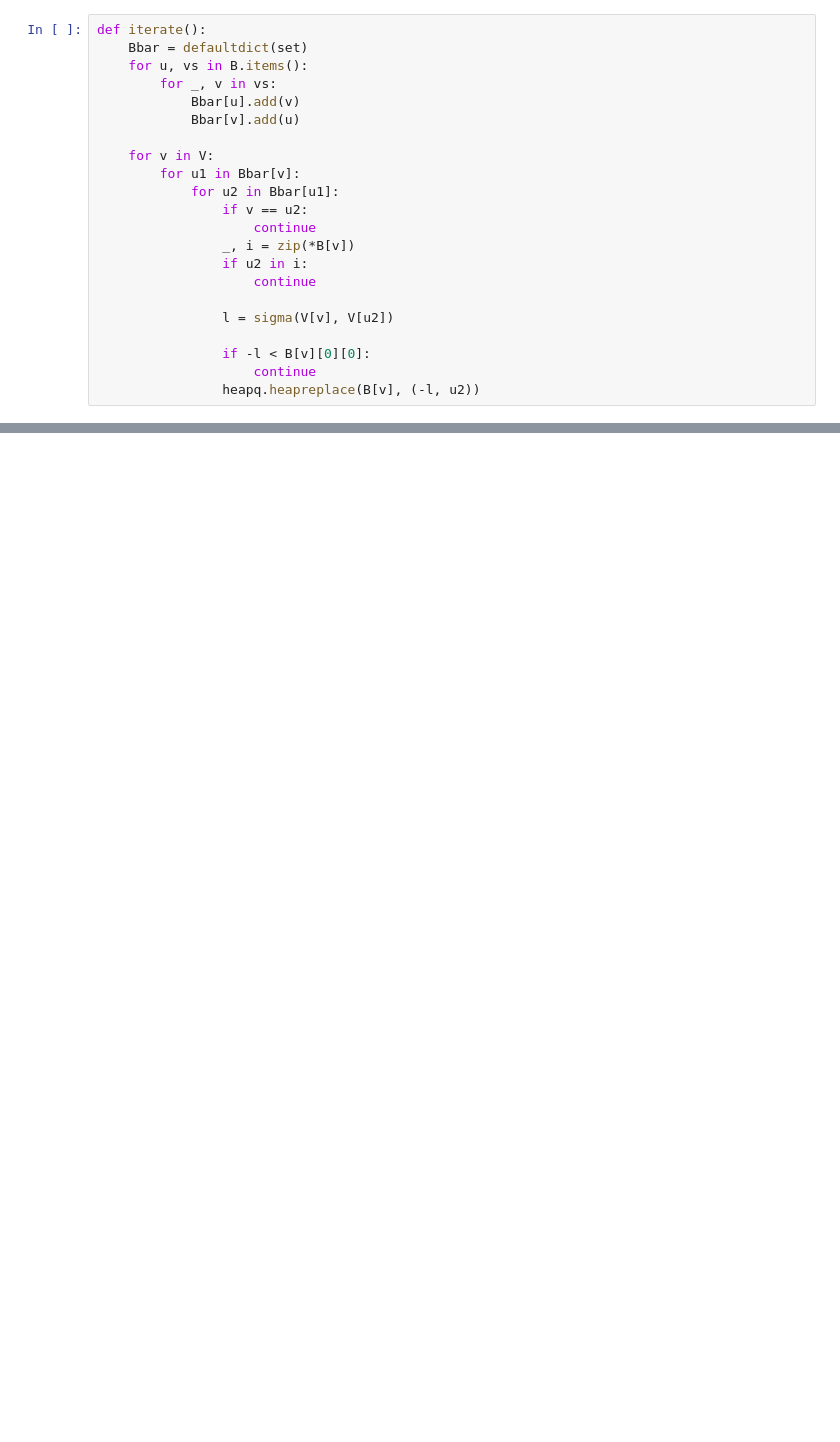
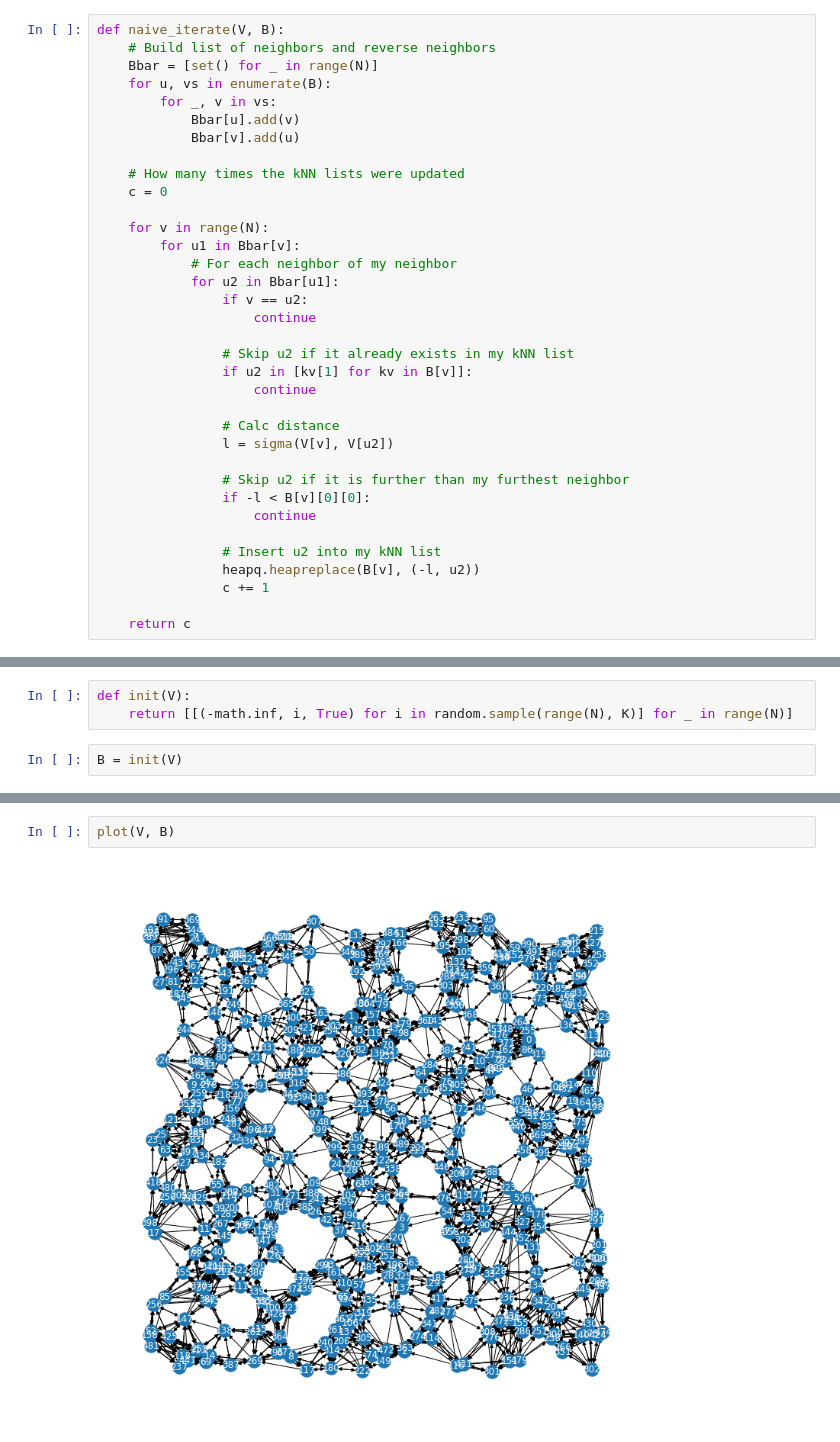
Before and after one commit to keichi/approximate-edm, a Jupyter notebook: nn_descent.ipynb, the cells around one changed output, grey strips where cells are left out. Saved outputs shown, nothing was run; the diff lists cells and outputs as text; blank space fills up the shorter version.

```diff
--- a/nn_descent.ipynb
+++ b/nn_descent.ipynb
@@ -38,23 +24,36 @@ def sigma(u, v):
 # %%
-def iterate():
-    Bbar = defaultdict(set)
-    for u, vs in B.items():
+def naive_iterate(V, B):
+    # Build list of neighbors and reverse neighbors
+    Bbar = [set() for _ in range(N)]
+    for u, vs in enumerate(B):
         for _, v in vs:
             Bbar[u].add(v)
             Bbar[v].add(u)
 
-    for v in V:
+    # How many times the kNN lists were updated
+    c = 0
+
+    for v in range(N):
         for u1 in Bbar[v]:
+            # For each neighbor of my neighbor
             for u2 in Bbar[u1]:
                 if v == u2:
                     continue
-                _, i = zip(*B[v])
-                if u2 in i:
+
+                # Skip u2 if it already exists in my kNN list
+                if u2 in [kv[1] for kv in B[v]]:
                     continue
 
+                # Calc distance
                 l = sigma(V[v], V[u2])
 
+                # Skip u2 if it is further than my furthest neighbor
                 if -l < B[v][0][0]:
                     continue
+
+                # Insert u2 into my kNN list
                 heapq.heapreplace(B[v], (-l, u2))
+                c += 1
+
+    return c
 # %%
@@ -70,0 +85,5 @@ plot(B, V)
+# %%
+def init(V):
+    return [[(-math.inf, i, True) for i in random.sample(range(N), K)] for _ in range(N)]
+# %%
+B = init(V)
@@ -70,0 +161,4 @@ plot(B, V)
+# %%
+plot(V, B)
+# %% [output]
+[figure, added]
```
Also changed, not shown: parts of 11 cells of this notebook, 1 other file.
